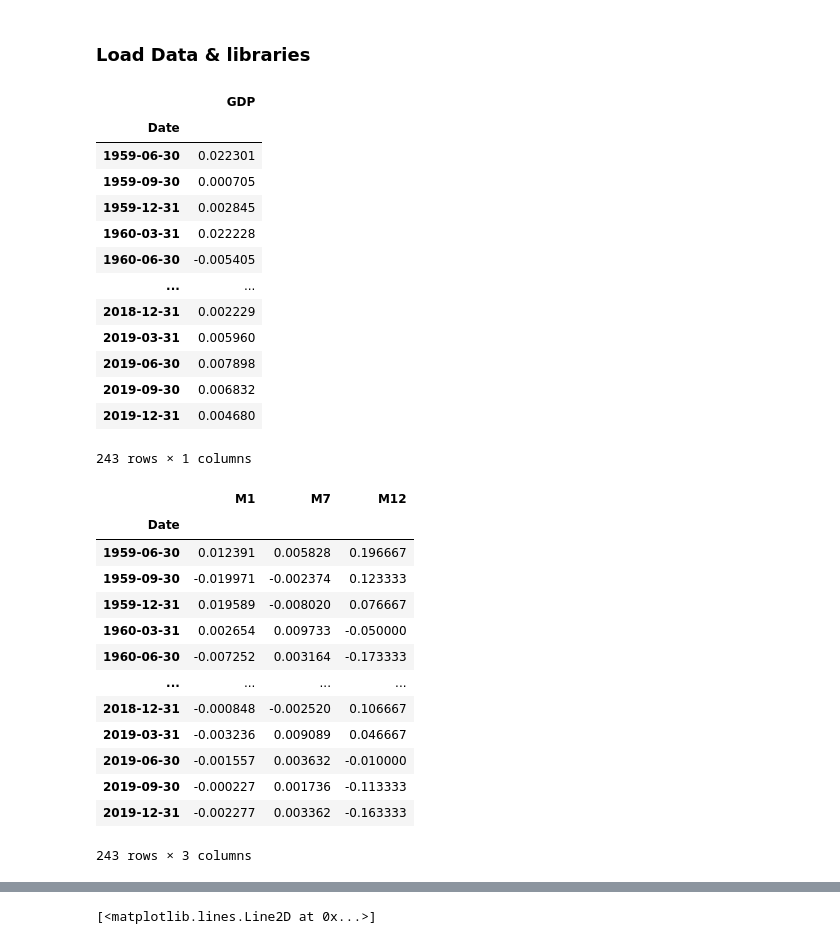
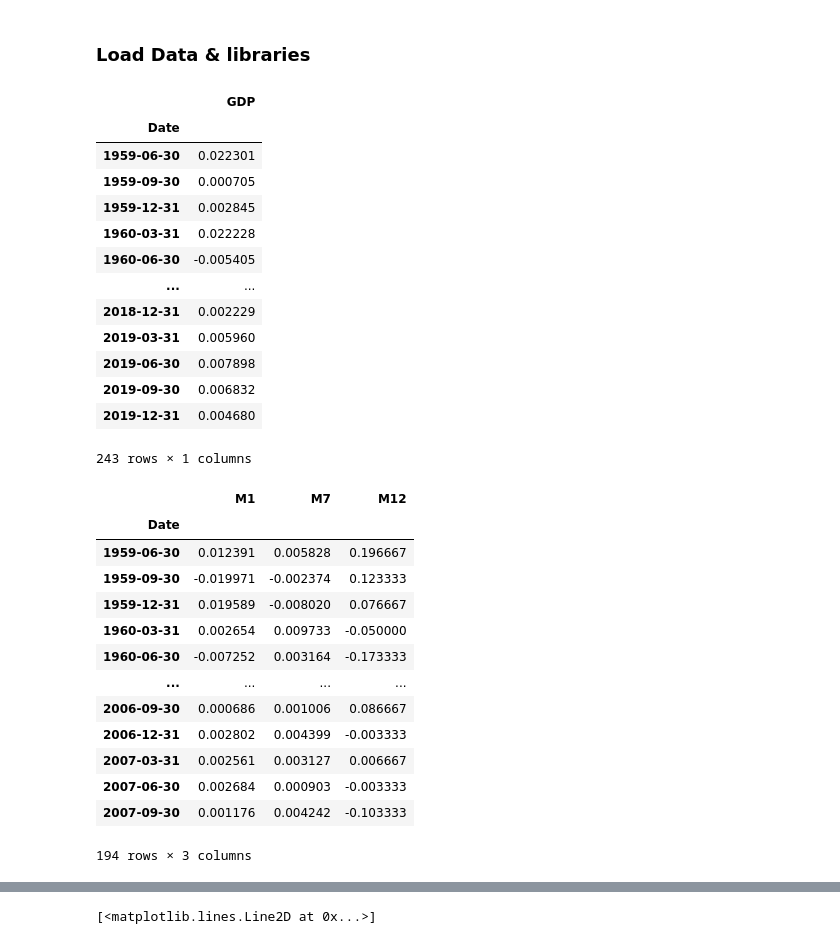
Before and after one commit to qh007/FYP, a Jupyter notebook: All Models.ipynb, the cells around one changed output, grey strips where cells are left out. Drawn from its saved outputs; the diff is of its cells as text; code cells hidden in the pictures.

```diff
--- a/All Models.ipynb
+++ b/All Models.ipynb
@@ -38,37 +40,38 @@ GDP_fill_data  = pd.DataFrame(data_new['GDP'])
 GDP_fill_data.index = GDP_fill_data.index + pd.offsets.QuarterEnd(0)
 GDP_fill_data_train, GDP_fill_data_test = GDP_fill_data[:train_size], GDP_fill_data[train_size:]
 display(GDP_fill_data)
 
 x_data = pd.DataFrame(data_new.iloc[:, 1:])
 x_data.index = x_data.index + pd.offsets.QuarterEnd(0)
 x_train, x_test = x_data[:train_size], x_data[train_size:]
-display(x_data)
+display(x_train)
+display(x_test)
 # %% [output]
 |  | GDP |
 | Date |  |
 | 1959-06-30 | 0.022301 |
 | 1959-09-30 | 0.000705 |
 | 1959-12-31 | 0.002845 |
 | 1960-03-31 | 0.022228 |
 | 1960-06-30 | -0.005405 |
 | ... | ... |
 | 2018-12-31 | 0.002229 |
 | 2019-03-31 | 0.005960 |
 | 2019-06-30 | 0.007898 |
 | 2019-09-30 | 0.006832 |
 | 2019-12-31 | 0.004680 |
 243 rows × 1 columns
 |  | M1 | M7 | M12 |
 | Date |  |  |  |
 | 1959-06-30 | 0.012391 | 0.005828 | 0.196667 |
 | 1959-09-30 | -0.019971 | -0.002374 | 0.123333 |
 | 1959-12-31 | 0.019589 | -0.008020 | 0.076667 |
 | 1960-03-31 | 0.002654 | 0.009733 | -0.050000 |
 | 1960-06-30 | -0.007252 | 0.003164 | -0.173333 |
 | ... | ... | ... | ... |
-| 2018-12-31 | -0.000848 | -0.002520 | 0.106667 |
-| 2019-03-31 | -0.003236 | 0.009089 | 0.046667 |
-| 2019-06-30 | -0.001557 | 0.003632 | -0.010000 |
-| 2019-09-30 | -0.000227 | 0.001736 | -0.113333 |
-| 2019-12-31 | -0.002277 | 0.003362 | -0.163333 |
+| 2006-09-30 | 0.000686 | 0.001006 | 0.086667 |
+| 2006-12-31 | 0.002802 | 0.004399 | -0.003333 |
+| 2007-03-31 | 0.002561 | 0.003127 | 0.006667 |
+| 2007-06-30 | 0.002684 | 0.000903 | -0.003333 |
+| 2007-09-30 | 0.001176 | 0.004242 | -0.103333 |
-243 rows × 3 columns
+194 rows × 3 columns
```
Also changed, not shown: parts of 54 cells of this notebook, 2 other files.
